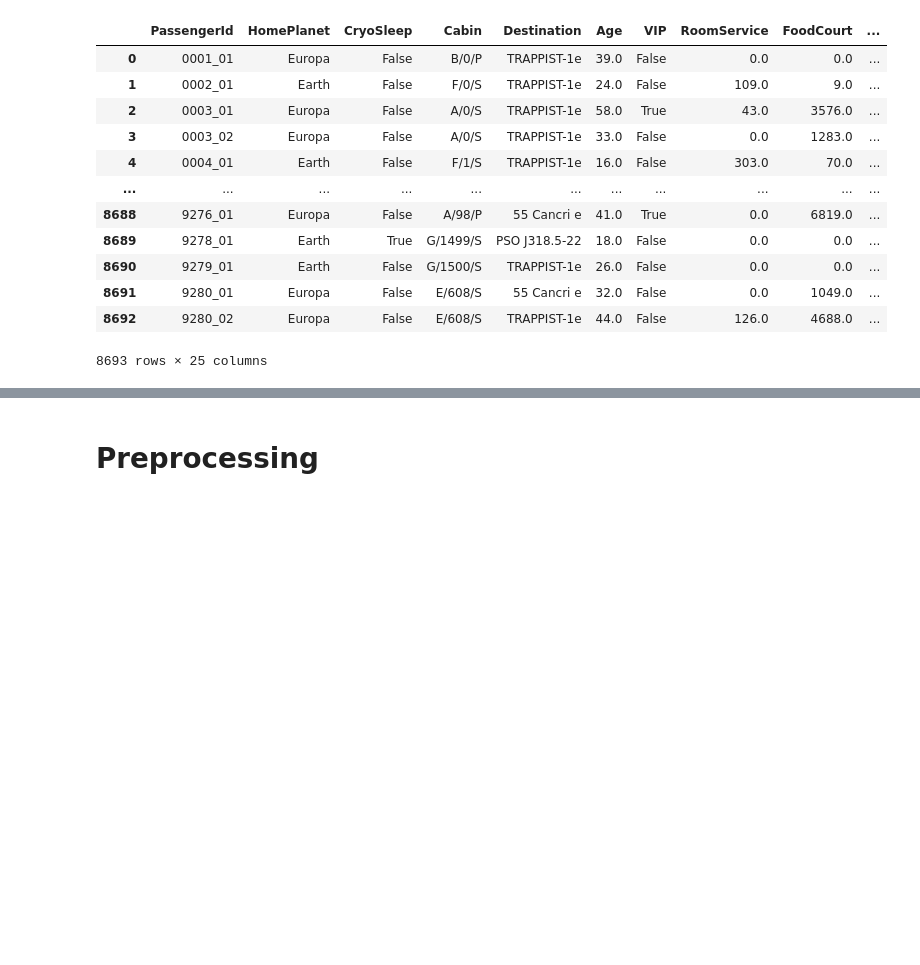
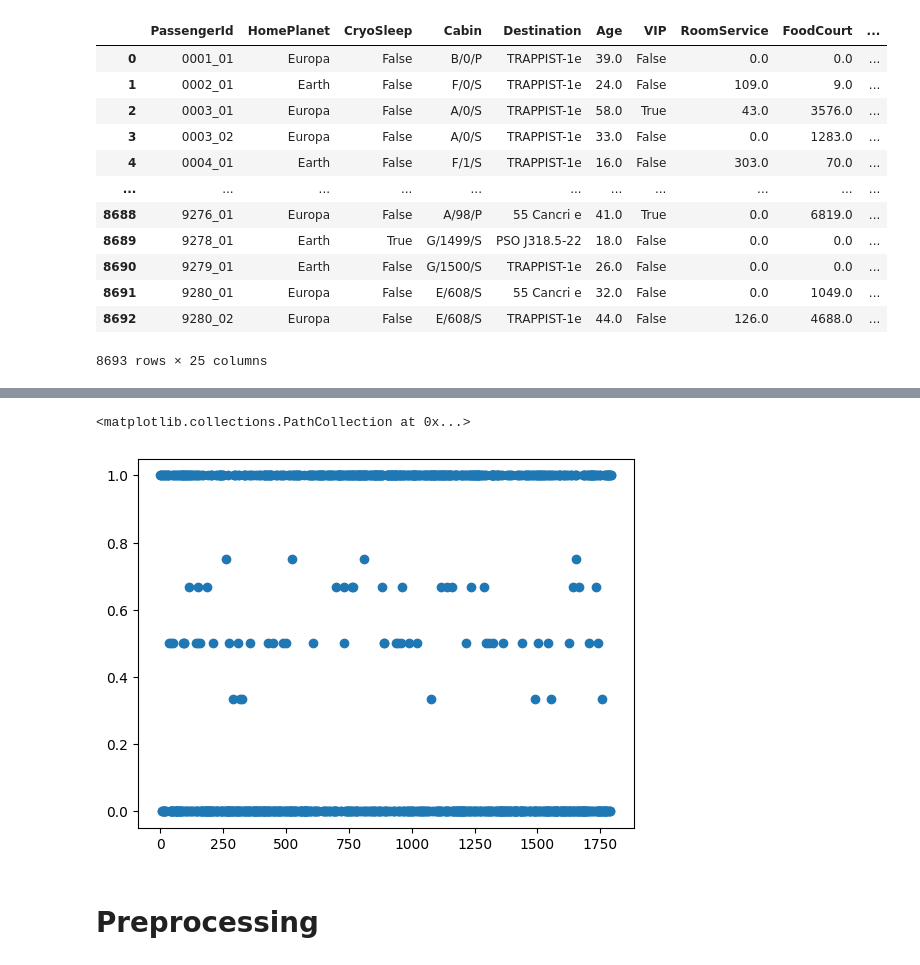
Before and after one commit to pj0620/spaceship-titanic-kaggle, a Jupyter notebook: spaceship-titanic.ipynb, the cells around one changed output, grey strips where cells are left out. Cells and saved outputs as stored; diff of their text form; code cells hidden in the pictures; blank space fills up the shorter version.

```diff
--- a/spaceship-titanic.ipynb
+++ b/spaceship-titanic.ipynb
@@ -297,3 +356,12 @@ data_raw_all_psg_cnt_3
+# %%
+one_level = room_survive.iloc[np.where((room_survive['c0'] == 'F') & (room_survive['c2'] == 'S'))]
+stats = one_level[['c0f', 'c1f', 'c2f', 'y']].groupby('c1f').mean()
+stats = stats.reset_index()
+stats
+plt.scatter(stats['c1f'], stats['y'])
+# %% [output]
+<matplotlib.collections.PathCollection at 0x...>
+[figure, added]
 # %% [markdown]
 # Preprocessing
 # %%
```
Also changed, not shown: parts of 30 cells of this notebook, 4 other files.
